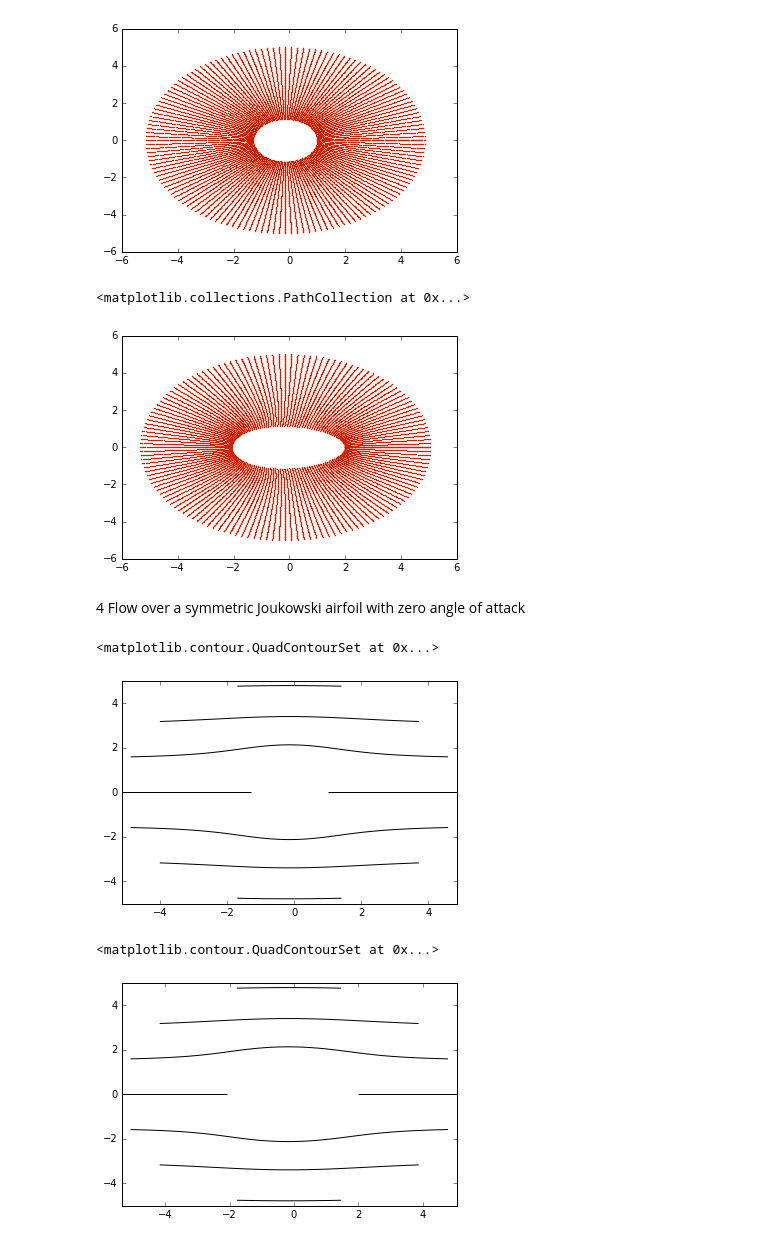
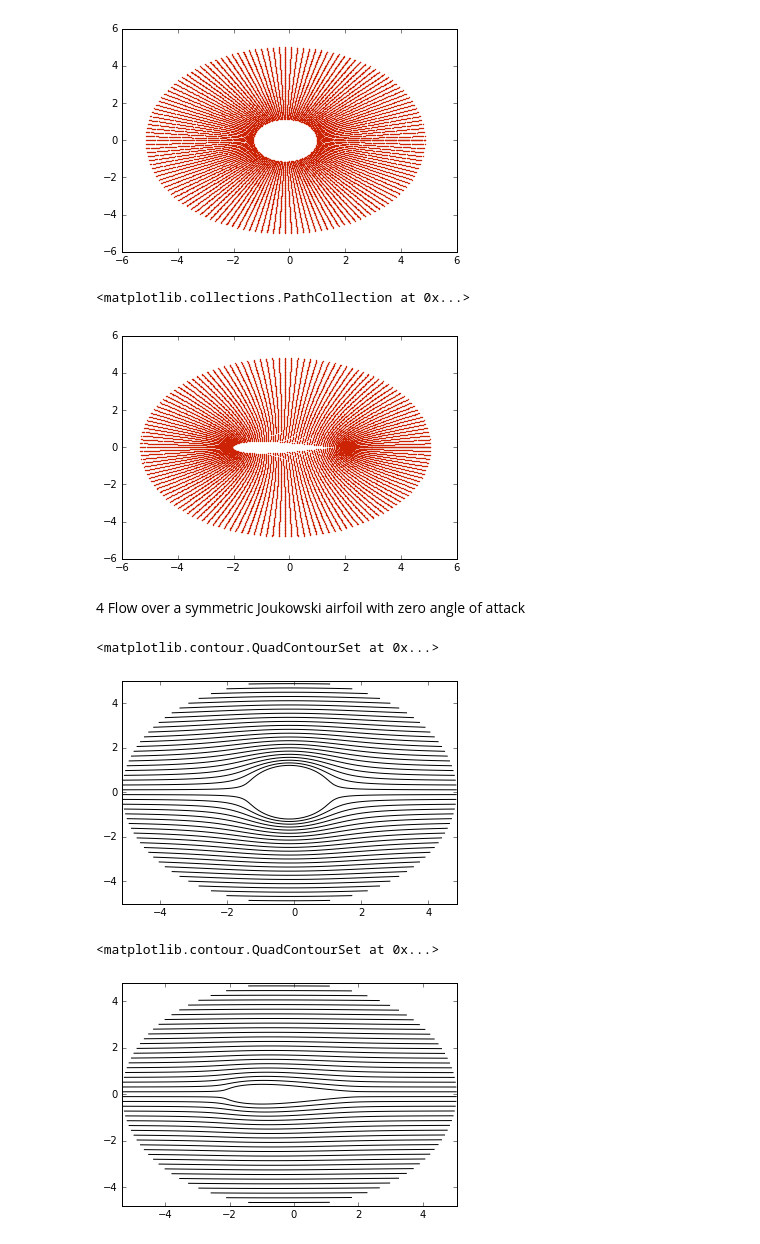
Before and after one commit to wuxuetianzi/mae6226-workspace, a Jupyter notebook: assignment2.ipynb, the cells around one changed output. Cells and saved outputs as stored; diff of their text form; code cells hidden in the pictures.

```diff
--- a/assignment2.ipynb
+++ b/assignment2.ipynb
@@ -161,13 +163,12 @@ pyplot.scatter(X1,Y1,s=2, color='#CD2305', marker='o', linewidth=0)
 [figure]
 # %%
 zz=X1+Y1*1j
+ebx=zz+C/zz
 
-ebx=zz+1/zz
-
-pyplot.scatter(ebx,Y1,s=2, color='#CD2305', marker='o', linewidth=0)
+pyplot.scatter(ebx.real,ebx.imag,s=2, color='#CD2305', marker='o', linewidth=0)
 # %% [output]
 <matplotlib.collections.PathCollection at 0x...>
-[figure, old version]
+[figure, new version]
 # %% [markdown]
 4 Flow over a symmetric Joukowski airfoil with zero angle of attack
 # %%
@@ -189,17 +190,17 @@ psi_freestream = u_inf * Y1
 # %%
 psi = psi_freestream + psi_doublet
 
 #pyplot.streamplot(X1, Y1, u, v, density=2, linewidth=1, arrowsize=1, arrowstyle='->')
 
-pyplot.contour(X1, Y1, psi,colors='black',linestyles='solid')
+pyplot.contour(X1, Y1, psi,levels = numpy.linspace(-5,5,50), colors='black',linestyles='solid')
 # %% [output]
 <matplotlib.contour.QuadContourSet at 0x...>
-[figure, old version]
+[figure, new version]
 # %%
-pyplot.contour(ebx, Y1, psi, colors='black', linestyles='solid')
+pyplot.contour(ebx.real, ebx.imag, psi,levels = numpy.linspace(-5,5,50), colors='black', linestyles='solid')
 # %% [output]
 <matplotlib.contour.QuadContourSet at 0x...>
-[figure, old version]
+[figure, new version]
 # %%
 def get_velocity_doublet(strength, xd, yd, X, Y):
 
```
Also changed, not shown: parts of 37 cells of this notebook.
